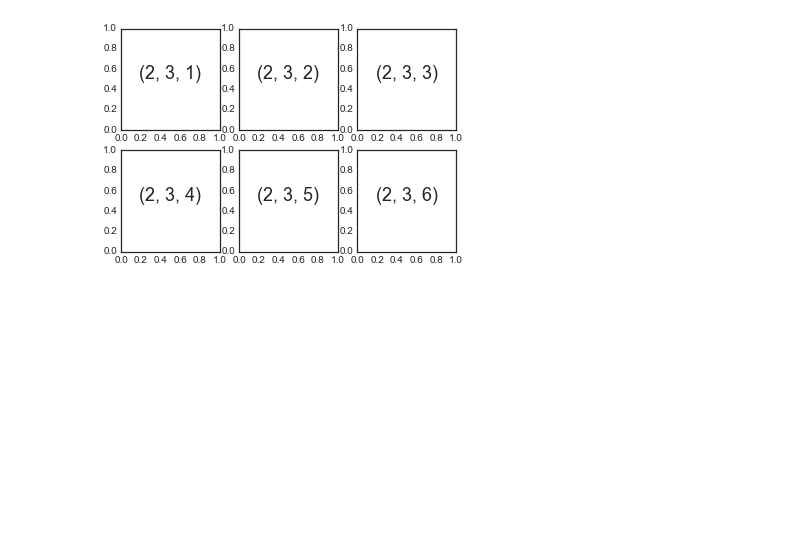
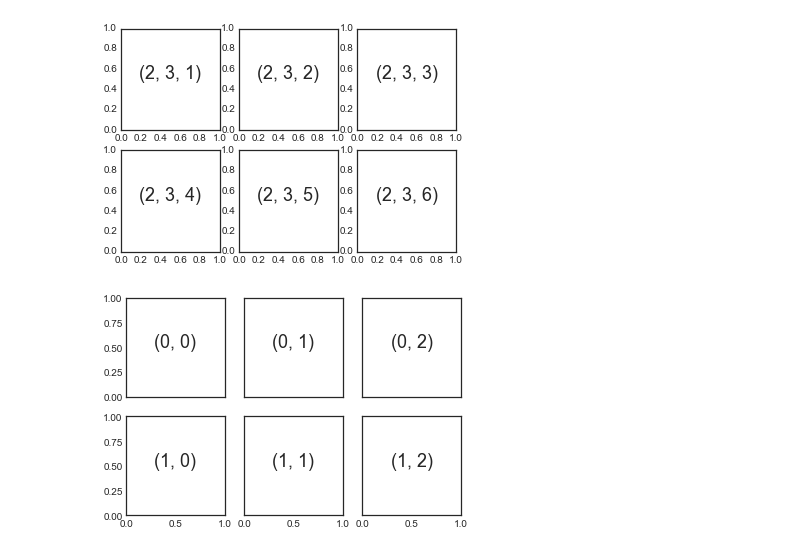
Before and after one commit to SpIIIII/jupyter-repo, a Jupyter notebook: Python Data Science Cookbook/Main.ipynb, the cells around one changed output. Cells and saved outputs as stored; diff of their text form; code cells hidden in the pictures; blank space fills up the shorter version.

```diff
--- a/Python Data Science Cookbook/Main.ipynb
+++ b/Python Data Science Cookbook/Main.ipynb
@@ -1113,3 +1113,10 @@ for i in range (1,7):
     plt.text(0.5,0.5,str((2,3,i)),fontsize = 18,ha = 'center')
 # %% [output]
 [figure]
+# %%
+fig, axs = plt.subplots(2,3,sharex = 'col',sharey='row')
+for i in range(2):
+    for j in range(3):
+        axs[i,j].text(0.5,0.5,str((i,j)),ha = 'center',fontsize = 18)
+# %% [output]
+[figure, added]
```
Also changed, not shown: parts of 5 cells of this notebook.
